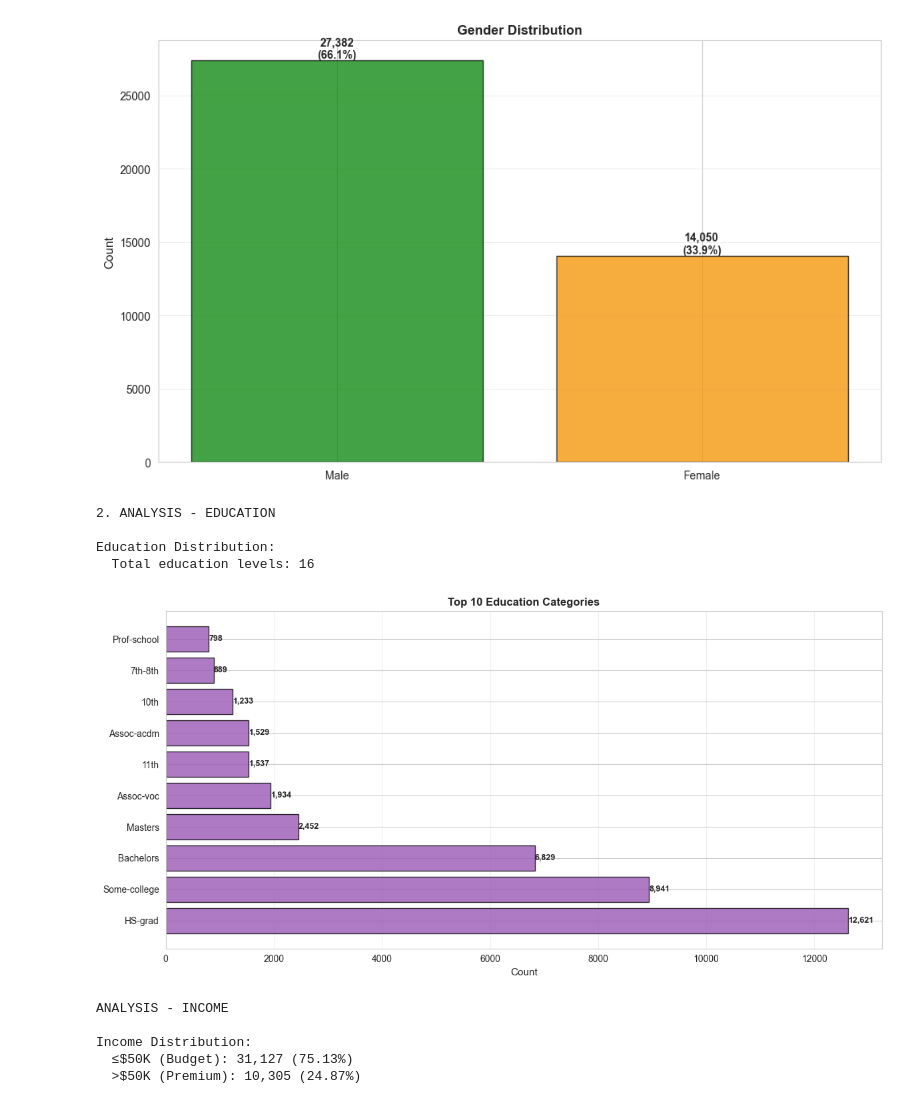
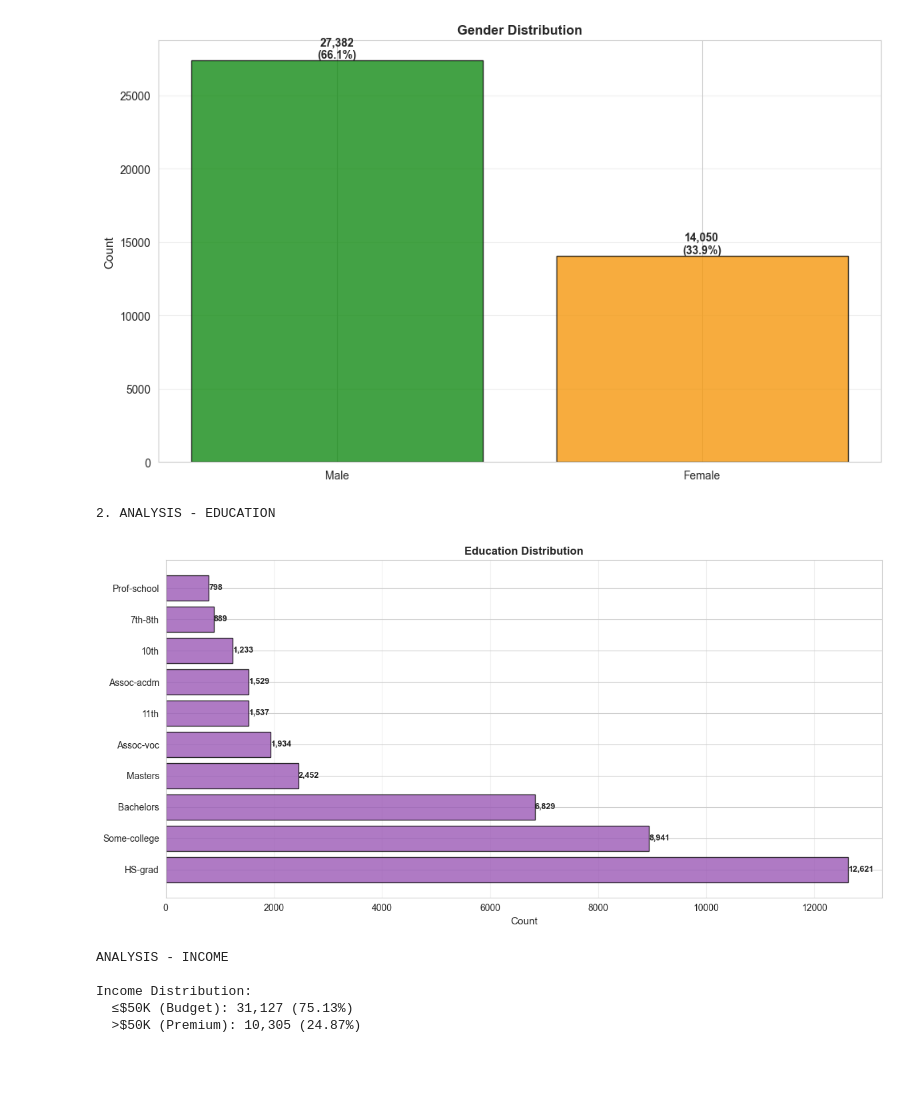
Before and after one commit to vgsilva-eng/AI-stats-probability, a Jupyter notebook: notebooks/eda_cleaned_dataset.ipynb, the cells around one changed output. Drawn from its saved outputs; the diff is of its cells as text; code cells hidden in the pictures; blank space fills up the shorter version.

```diff
--- a/notebooks/eda_cleaned_dataset.ipynb
+++ b/notebooks/eda_cleaned_dataset.ipynb
@@ -122,42 +122,37 @@ Gender Distribution:
 # %%
 # Funtion 3: Analysis - Education
 def analyze_education(df: pd.DataFrame) -> Dict[str, Any]:
     """Analyze education distribution."""
 
     print("\n2. ANALYSIS - EDUCATION")
 
     edu_dist = df['education'].value_counts()
 
-    print(f"\nEducation Distribution:")
-    print(f"  Total education levels: {df['education'].nunique()}")
-
-    # Visualization - Top 10 only
+    #visualization - Top 10 only
     fig, ax = plt.subplots(figsize=(12, 6))
     top_10_edu = edu_dist.head(10)
-    bars = ax.barh(range(len(top_10_edu)), top_10_edu.values, color='#9b59b6',
+    bars = ax.barh(range(len(top_10_edu)), np.array(top_10_edu.values), color='#9b59b6',
                    edgecolor='black', alpha=0.8)
     ax.set_yticks(range(len(top_10_edu)))
-    ax.set_yticklabels(top_10_edu.index)
+    ax.set_yticklabels(top_10_edu.index.tolist())
     ax.set_xlabel('Count', fontsize=11)
-    ax.set_title('Top 10 Education Categories', fontsize=12, fontweight='bold')
+    #just the top 10 categories
+    ax.set_title('Education Distribution', fontsize=12, fontweight='bold')
     ax.grid(axis='x', alpha=0.3)
 
     for i, bar in enumerate(bars):
         width = bar.get_width()
         ax.text(width, bar.get_y() + bar.get_height()/2.,
                 f'{int(width):,}',
                 ha='left', va='center', fontsize=9, fontweight='bold')
 
     plt.tight_layout()
     plt.show()
 
     return edu_dist.to_dict()
 
 edu_dist = analyze_education(df_cleaned)
 # %% [output]
 2. ANALYSIS - EDUCATION
-
-Education Distribution:
-  Total education levels: 16
-[figure, old version]
+[figure, new version]
 # %%
```
Also changed, not shown: parts of 6 cells of this notebook.
